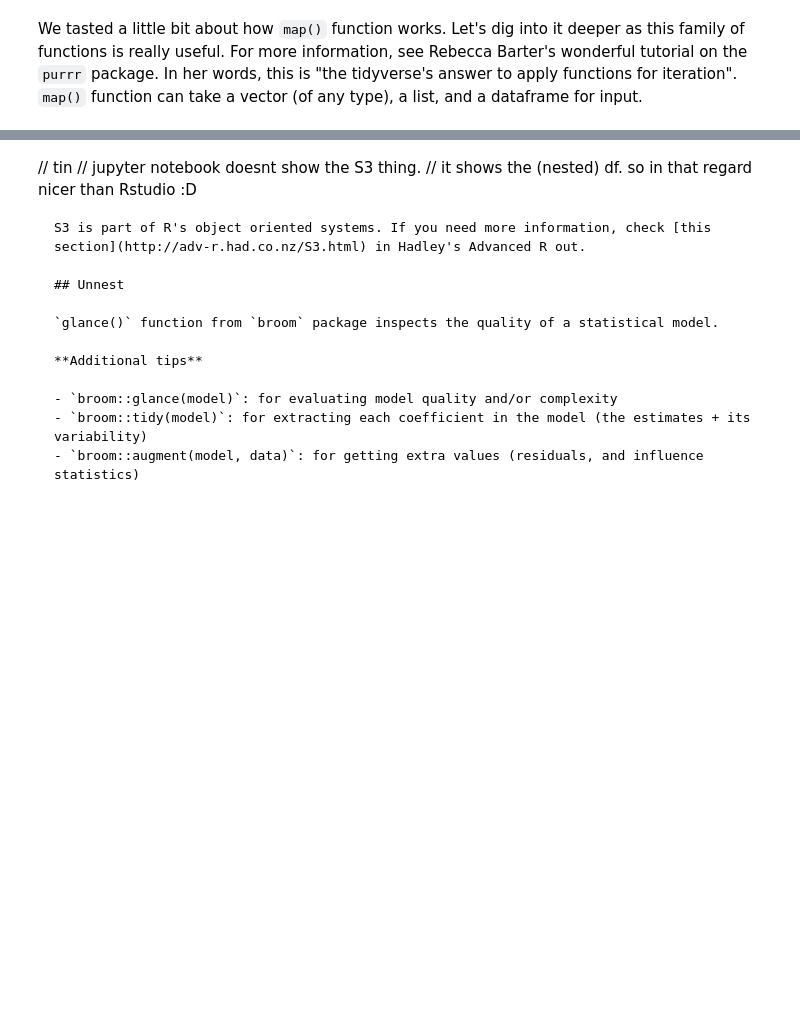
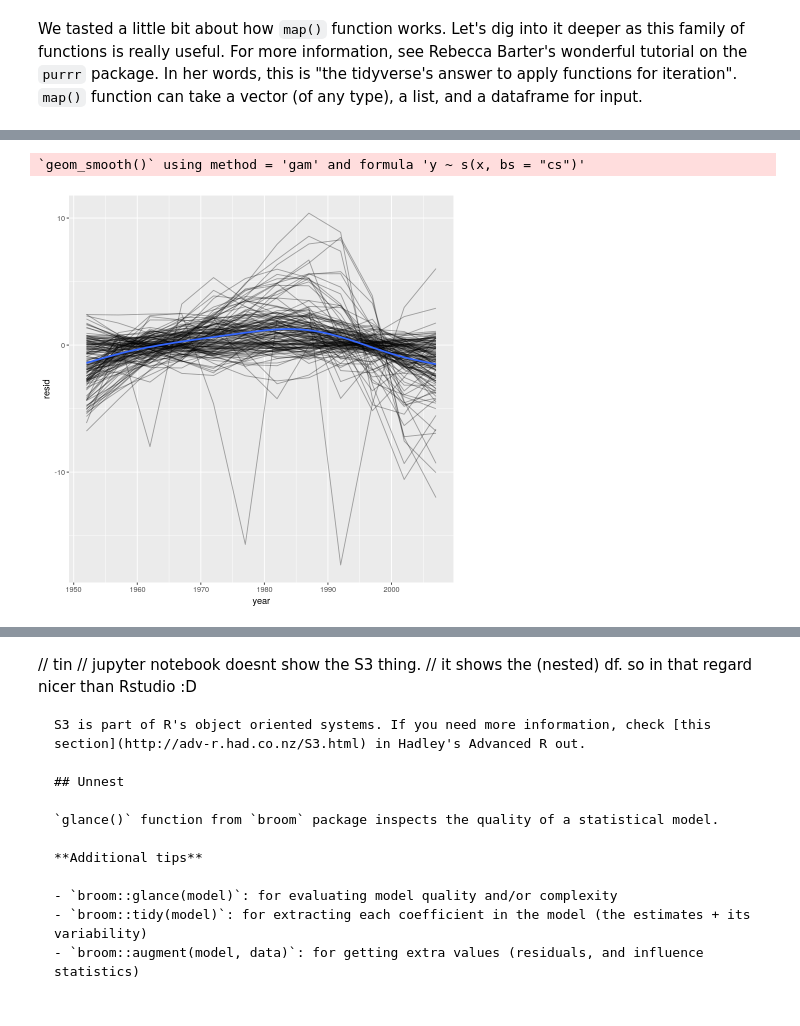
Before and after one commit to tin6150/advanced-data-wrangling-in-R, a Jupyter notebook: tin/RadvDataMgnt_study.ipynb, the cells around one changed output, grey strips where cells are left out. Drawn from its saved outputs; the diff is of its cells as text; code cells hidden in the pictures; blank space fills up the shorter version.

```diff
--- a/tin/RadvDataMgnt_study.ipynb
+++ b/tin/RadvDataMgnt_study.ipynb
@@ -379,0 +420,3 @@ We tasted a little bit about how `map()` function works. Let's dig into it deepe
+# %%
+resids <- unnest(nested, resids)
+resids %>% head(2)
@@ -379,0 +429,9 @@ We tasted a little bit about how `map()` function works. Let's dig into it deepe
+# %%
+resids %>%
+  ggplot(aes(year, resid)) +
+    geom_line(aes(group = country), alpha = 1 / 3) +
+    geom_smooth(se = FALSE)
+#> `geom_smooth()` using method = 'gam' and formula 'y ~ s(x, bs = "cs")'
+# %% [output]
+`geom_smooth()` using method = 'gam' and formula 'y ~ s(x, bs = "cs")'
+[figure, added]
```
Also changed, not shown: parts of 28 cells of this notebook, 1 other file.
